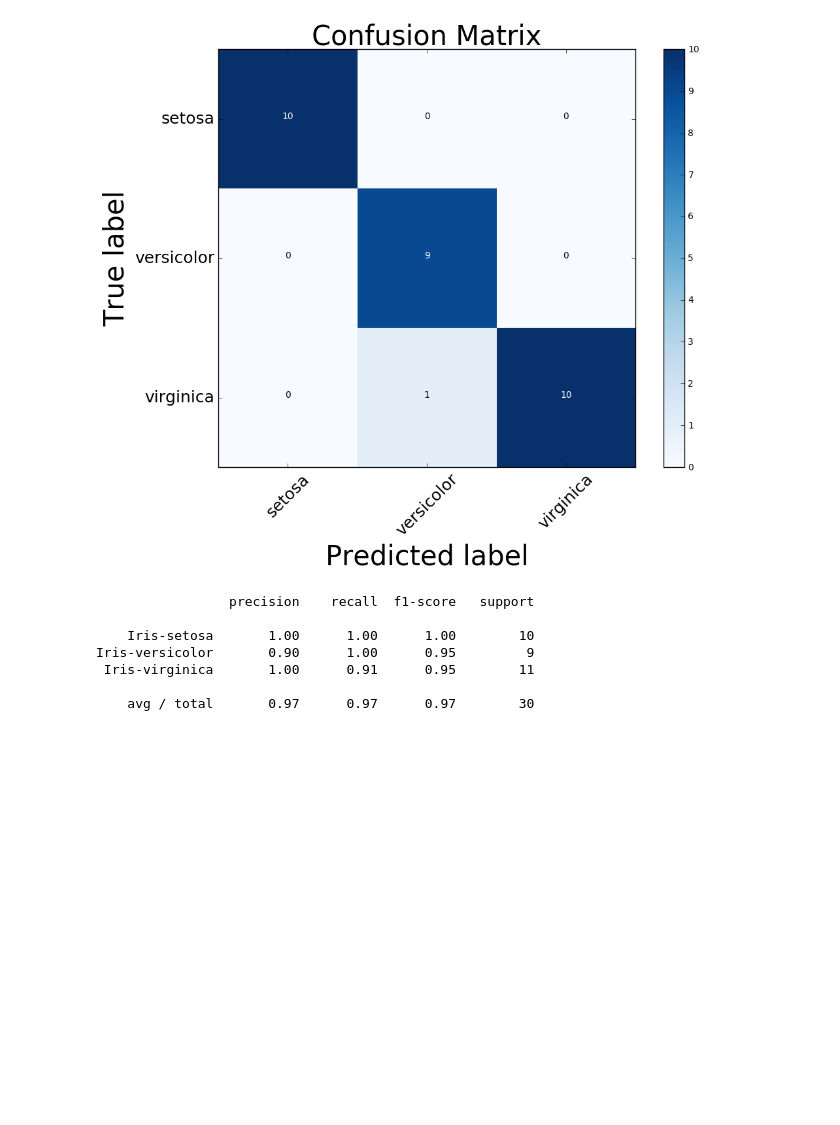
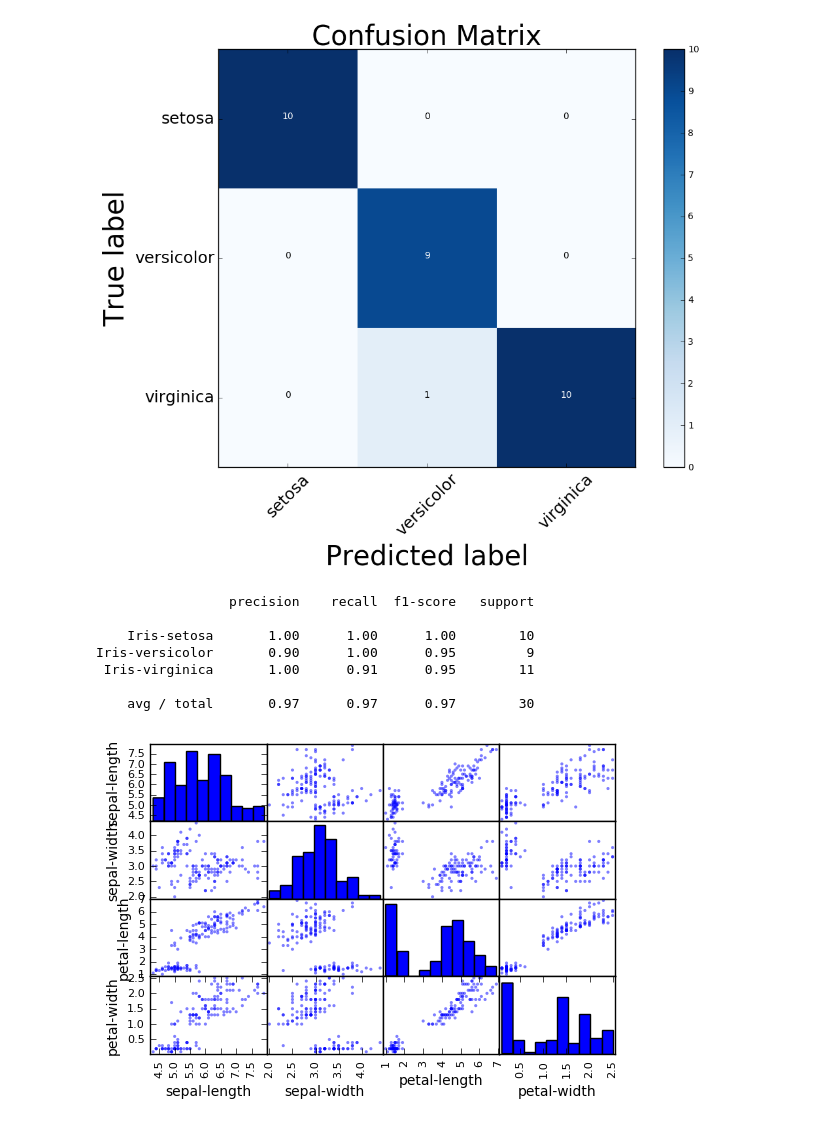
Before and after one commit to Atharva-Marathe/quickMLTests, a Jupyter notebook: iris_test.ipynb, the cells around one changed output. Drawn from its saved outputs; the diff is of its cells as text; code cells hidden in the pictures; blank space fills up the shorter version.

Commit message:
adding some plots

```diff
--- a/iris_test.ipynb
+++ b/iris_test.ipynb
@@ -177,3 +177,10 @@ Iris-versicolor       0.90      1.00      0.95         9
  Iris-virginica       1.00      0.91      0.95        11
 
     avg / total       0.97      0.97      0.97        30
+# %%
+#plot scatter matrix
+from pandas.plotting import scatter_matrix
+scatter_matrix(dataset)
+plt.show()
+# %% [output]
+[figure, added]
```
Also changed, not shown: parts of 4 cells of this notebook.
